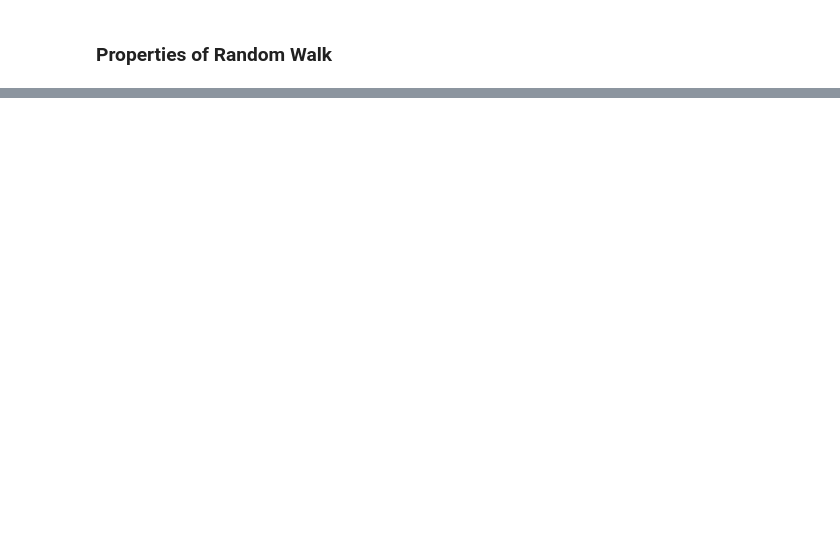
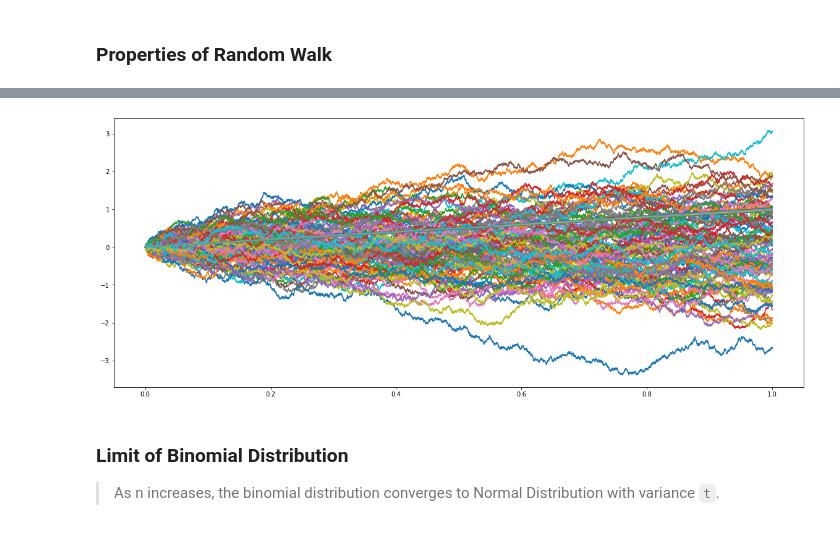
Before and after one commit to meetkakadiya44/Financial-Engineering, a Jupyter notebook: FInancial Mathematics/_Brownian Motion_.ipynb, the cells around one changed output, grey strips where cells are left out. Drawn from its saved outputs; the diff is of its cells as text; code cells hidden in the pictures; blank space fills up the shorter version.

```diff
--- a/FInancial Mathematics/_Brownian Motion_.ipynb
+++ b/FInancial Mathematics/_Brownian Motion_.ipynb
@@ -70,0 +88,39 @@ image.png
+# %%
+class Brownian_Motion:
+    def quadratic_variation(B):
+        """
+        returns quadratic variation of a Brownian Motion
+        """
+        return (np.cumsum(np.power(np.diff(B, axis=0, prepend=0.), 2), axis=0))
+
+    def Brownian_Motion_sim(n = 10000, paths = 100, T= 1):
+        """
+        Computes `paths` number of Brownian Motions
+
+        :param int n: number of data points per path
+        :param int paths: number of Brownian motion paths
+        :param float T: total time for the Brownian motion
+
+        """
+        times = np.linspace(0, T, n)
+        dt = times[1] - times[0]
+
+        # Bt2 - Bt1 ~ Normal with mean 0 and variance t2-t1
+        #also, scaling down the values is important, here we're multipling by sqrt(dt)
+        #  scaling_factor can also be   : 1/(sqrt(n))
+        dB = np.sqrt(dt) * np.random.normal(size=(n-1,paths))
+        BO = np.zeros(shape=(1, paths))
+        B = np.concatenate((BO, np.cumsum(dB, axis=0)) , axis=0)
+        return(times, B)
+# %%
+times,B=Brownian_Motion.Brownian_Motion_sim()
+plt.figure(figsize=(20,8))
+plt.plot(times, B)
+plt.plot(times, Brownian_Motion.quadratic_variation(B))
+plt.show()
+# %% [output]
+[figure, added]
+# %% [markdown]
+### Limit of Binomial Distribution
+
+> As n increases, the binomial distribution converges to Normal Distribution with variance `t`.
```
Also changed, not shown: parts of 14 cells of this notebook, 1 other file.
